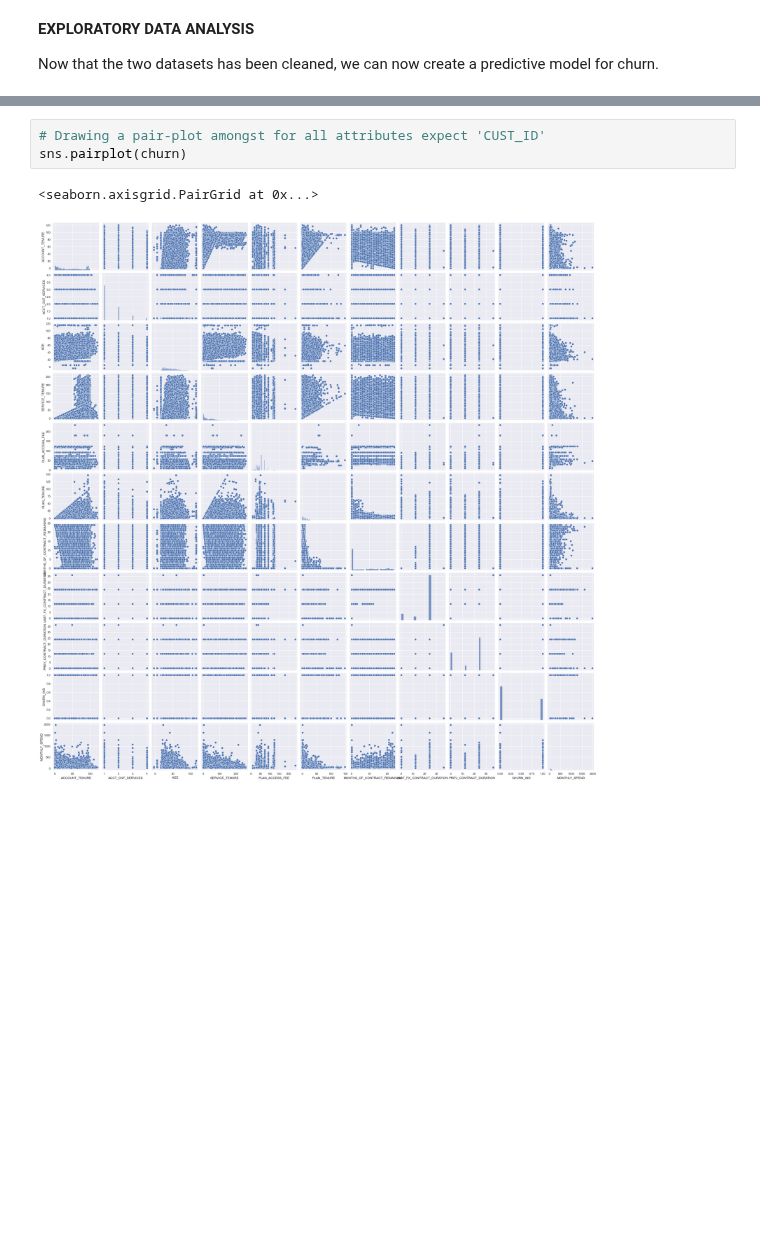
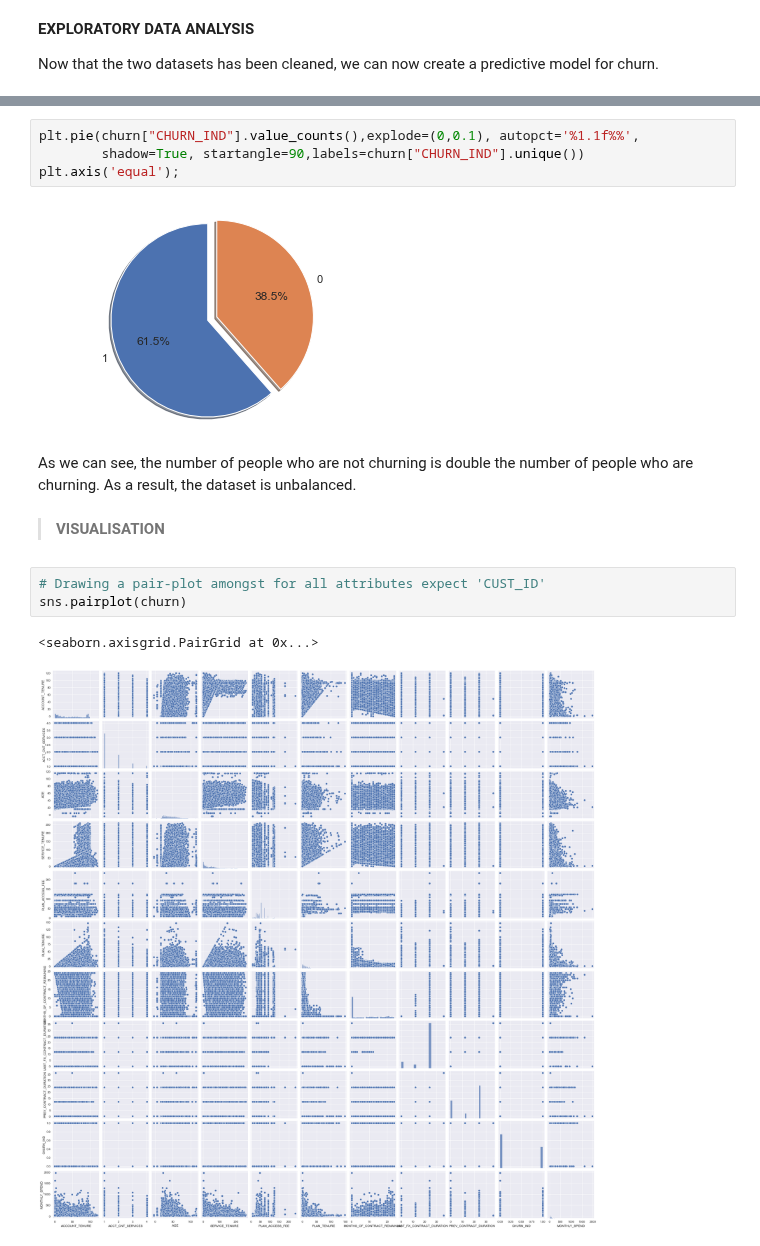
Before and after one commit to MQCOMP2200-S2-2021/data-science-portfolio-avagardiner, a Jupyter notebook: Portfolio 3.ipynb, the cells around one changed output, grey strips where cells are left out. Saved outputs shown, nothing was run; the diff lists cells and outputs as text; blank space fills up the shorter version.

```diff
--- a/Portfolio 3.ipynb
+++ b/Portfolio 3.ipynb
@@ -150,3 +173,13 @@ Now that the two datasets has been cleaned, we can now create a predictive model
+# %%
+plt.pie(churn["CHURN_IND"].value_counts(),explode=(0,0.1), autopct='%1.1f%%',
+        shadow=True, startangle=90,labels=churn["CHURN_IND"].unique())
+plt.axis('equal');
+# %% [output]
+[figure, added]
+# %% [markdown]
+As we can see, the number of people who are not churning is double the number of people who are churning. As a result, the dataset is unbalanced.
+# %% [markdown]
+> **VISUALISATION**
 # %%
 # Drawing a pair-plot amongst for all attributes expect 'CUST_ID'
 sns.pairplot(churn)
```
Also changed, not shown: parts of 6 cells of this notebook.
